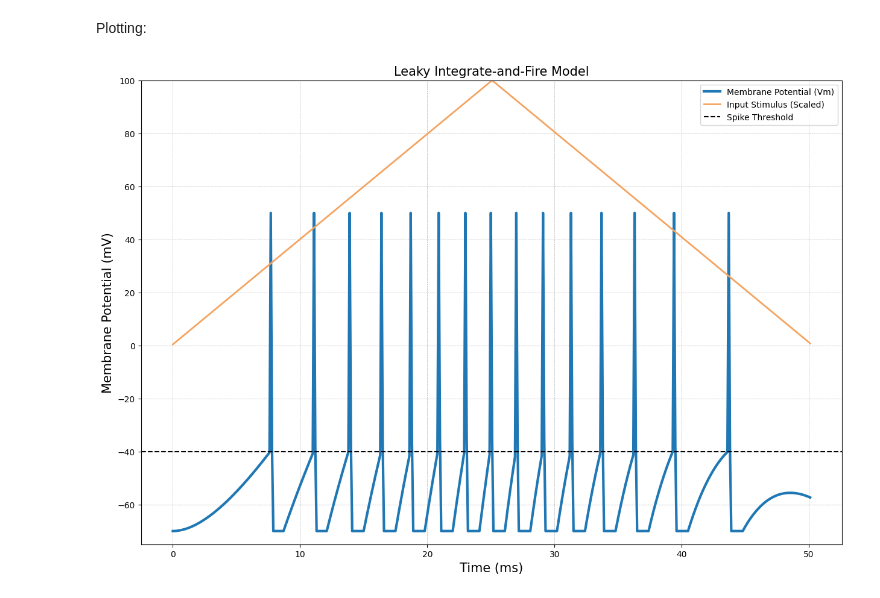
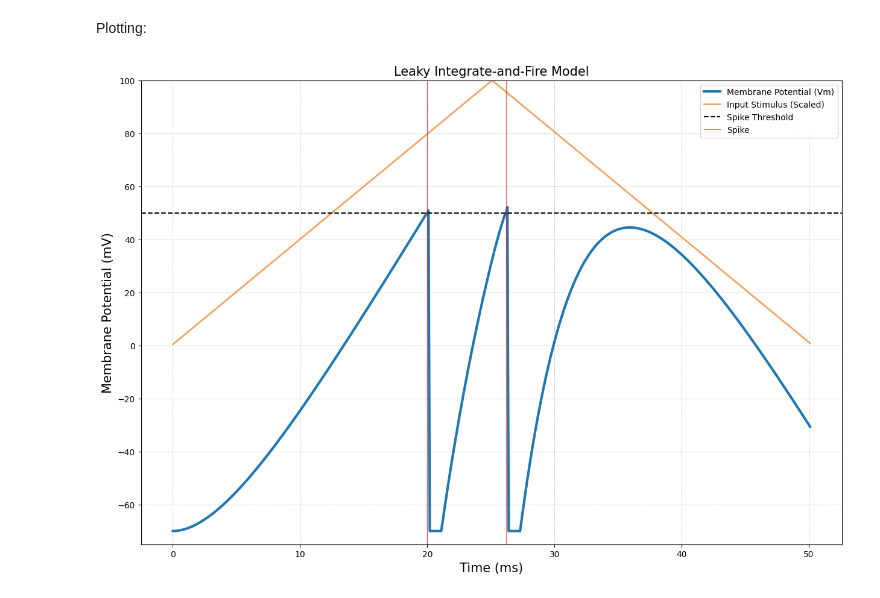
Before and after one commit to availe/CSC-455, a Jupyter notebook: LIF_Model.ipynb, the cells around one changed output. Drawn from its saved outputs; the diff is of its cells as text; code cells hidden in the pictures.

Commit message:
readded_spikes

```diff
--- a/LIF_Model.ipynb
+++ b/LIF_Model.ipynb
@@ -25,7 +25,7 @@ RESTING_POTENTIAL_VOLTAGE: Final = -70  # Resting membrane potential in mV -- Wh
 MEMBRANE_RESISTANCE: Final = 1  # Membrane resistance in kOhm -- how much the neuron resists the external stimuli [Rm]
 MEMBRANE_CAPACITANCE: Final = 5  # How much charge neurons store. Higher capacitance slows rate at which an action potential is fired, as action potential fires when neuron reaches certain negative threshold, and if the neuron starts at a more positive threshold this will take longer.  Measured in uF [Cm]
 REFRACTORY_PERIOD_TIME: Final = 1  # How much time until neuron needs to wait to re-spike after spiking, measured in milliseconds [tau_ref]
-SPIKE_THRESHOLD_VOLTAGE: Final = -40  # Membrane potential needed to trigger an action potential  [V_th]
+SPIKE_THRESHOLD_VOLTAGE: Final = 50  # Membrane potential needed to trigger an action potential  [V_th]
 INPUT_CURRENT_AMPLITUDE: Final = 0.2  # Amplitude of external input current in mA [I]
 SPIKE_PEAK_VOLTAGE: Final = 50  # What voltage the neuron's action potential reaches at it's peak [V_spike]
 # %% [markdown]
@@ -107,18 +107,22 @@ Plotting:
 # %%
 plt.figure(figsize=(15,10))
 plt.title('Leaky Integrate-and-Fire Model', fontsize=15)
 plt.ylabel('Membrane Potential (mV)', fontsize=15)
 plt.xlabel('Time (ms)', fontsize=15)
 
 plt.grid(True, which='both', linestyle='--', linewidth=0.5)
 
 
 plt.plot(time_array*1e3, membrane_potential_array*1e3, linewidth=3, label = 'Membrane Potential (Vm)')
 plt.plot(time_array*1e3, (100/max(input_stimulus_array)) * input_stimulus_array, label='Input Stimulus (Scaled)', color='sandybrown', linewidth=2)
 plt.axhline(y=SPIKE_THRESHOLD_VOLTAGE, color='black', linestyle='--', label='Spike Threshold')
 
+if spikes:
+        for spike_time in spikes:
+            plt.axvline(x=spike_time, c='red', alpha=0.6, linewidth=1, label='Spike' if spikes.index(spike_time) else "_nolegend_")
+
 plt.ylim([-75,100])
 plt.legend()
 plt.show()
 # %% [output]
-[figure, old version]
+[figure, new version]
```
